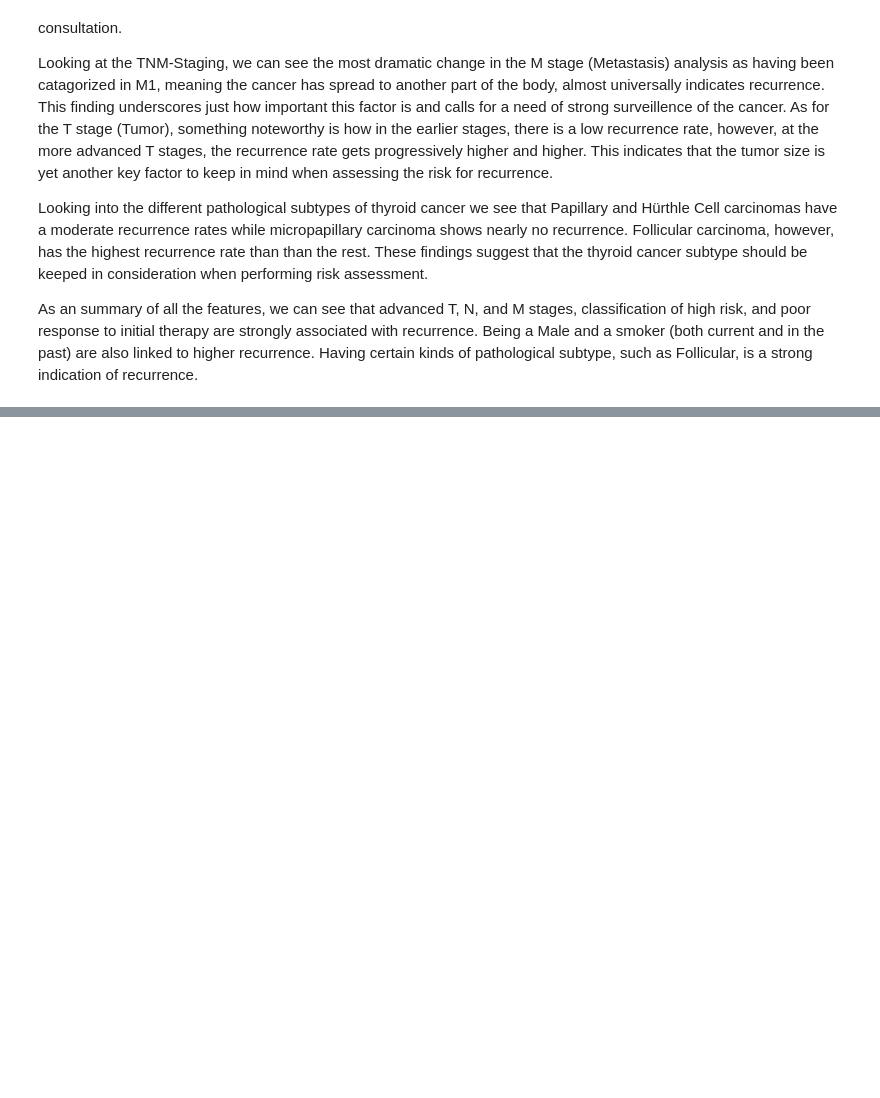
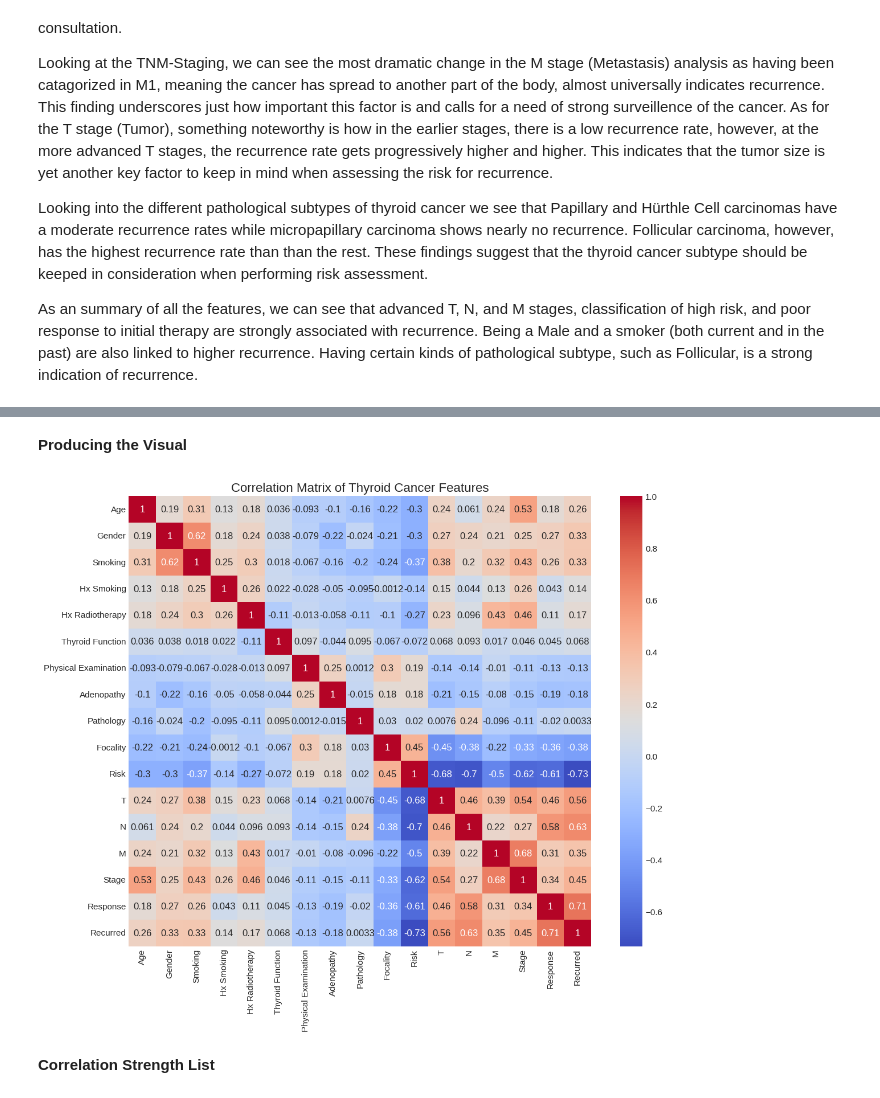
Before and after one commit to doom-boy/Thyroid-Cancer-Analysis, a Jupyter notebook: thyroid_cancer_analysis.ipynb, the cells around one changed output, grey strips where cells are left out. Cells and saved outputs as stored; diff of their text form; code cells hidden in the pictures; blank space fills up the shorter version.

Commit message:
statistical analysis and correlation matrix

```diff
--- a/thyroid_cancer_analysis.ipynb
+++ b/thyroid_cancer_analysis.ipynb
@@ -633,0 +643,9 @@ As an summary of all the features, we can see that advanced T, N, and M stages,
+# %%
+corr_data = thyroid_data.copy()
+categorical_columns = corr_data.select_dtypes(include=['object']).columns
+label_encoder = LabelEncoder()
+
+for column in categorical_columns:
+    corr_data[column] = label_encoder.fit_transform(corr_data[column].astype(str))
+
+corr_data.head()
@@ -633,0 +659,14 @@ As an summary of all the features, we can see that advanced T, N, and M stages,
+# %% [markdown]
+**Producing the Visual**
+# %%
+correlation_matrix = corr_data.corr()
+
+plt.figure(figsize=(12, 10))
+sns.heatmap(correlation_matrix, annot=True, cmap='coolwarm')
+plt.title('Correlation Matrix of Thyroid Cancer Features', fontsize=16)
+plt.tight_layout()
+plt.show()
+# %% [output]
+[figure, added]
+# %% [markdown]
+**Correlation Strength List**
```
Also changed, not shown: parts of 83 cells of this notebook.
